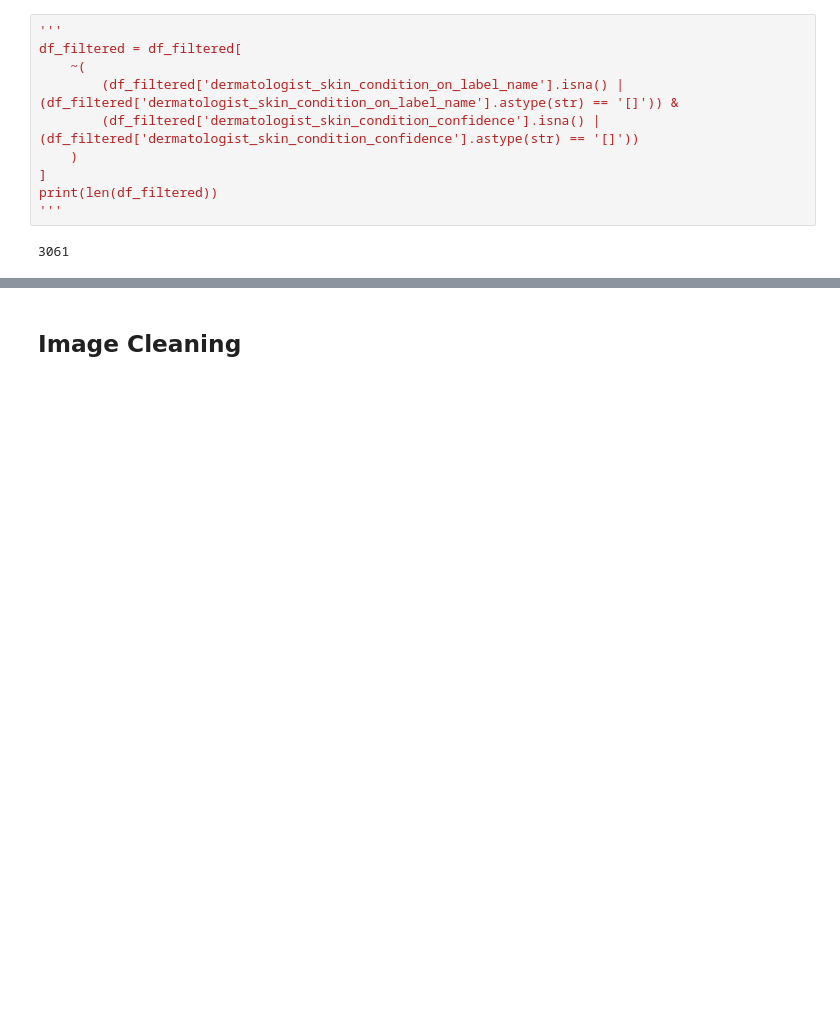
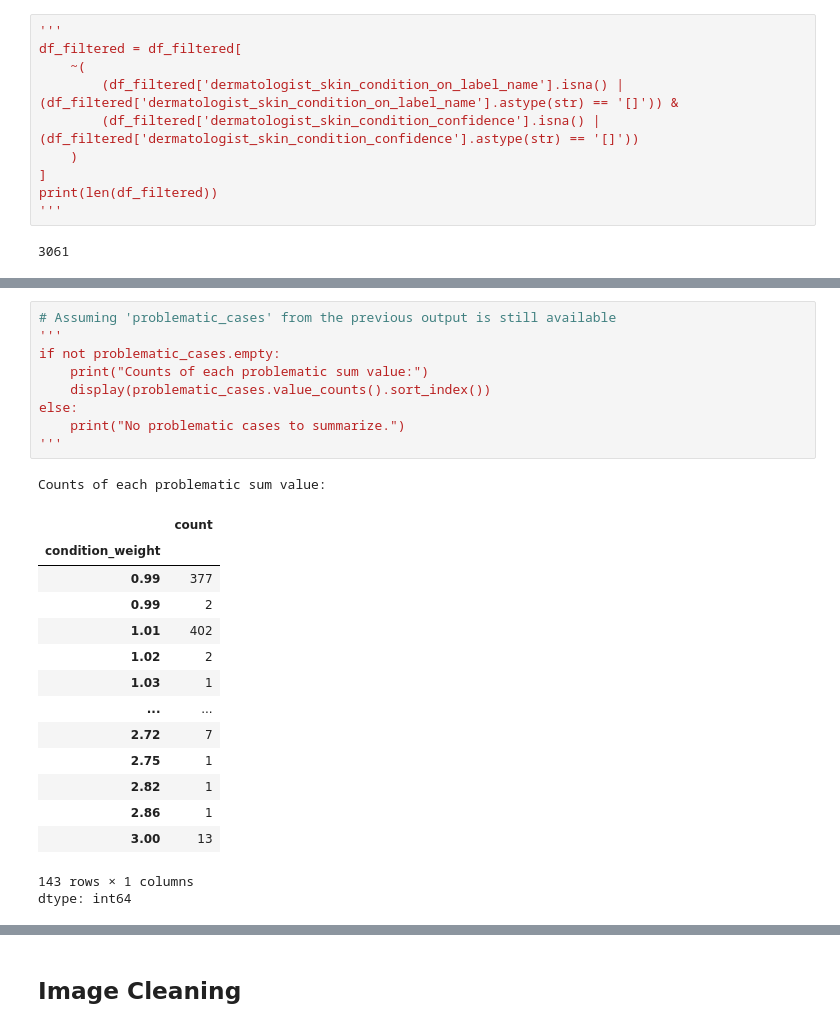
Before and after one commit to nbm016/multimodal_skin_condition_classification_skinterest_tech_2a, a Jupyter notebook: Model_Building.ipynb, the cells around one changed output, grey strips where cells are left out. Drawn from its saved outputs; the diff is of its cells as text; blank space fills up the shorter version.

```diff
--- a/Model_Building.ipynb
+++ b/Model_Building.ipynb
@@ -467,0 +516,26 @@ Name: count, dtype: int64
+# %%
+# Assuming 'problematic_cases' from the previous output is still available
+'''
+if not problematic_cases.empty:
+    print("Counts of each problematic sum value:")
+    display(problematic_cases.value_counts().sort_index())
+else:
+    print("No problematic cases to summarize.")
+'''
+# %% [output]
+Counts of each problematic sum value:
+|  | count |
+| condition_weight |  |
+| 0.99 | 377 |
+| 0.99 | 2 |
+| 1.01 | 402 |
+| 1.02 | 2 |
+| 1.03 | 1 |
+| ... | ... |
+| 2.72 | 7 |
+| 2.75 | 1 |
+| 2.82 | 1 |
+| 2.86 | 1 |
+| 3.00 | 13 |
+143 rows × 1 columns
+dtype: int64
```
Also changed, not shown: parts of 14 cells of this notebook.
